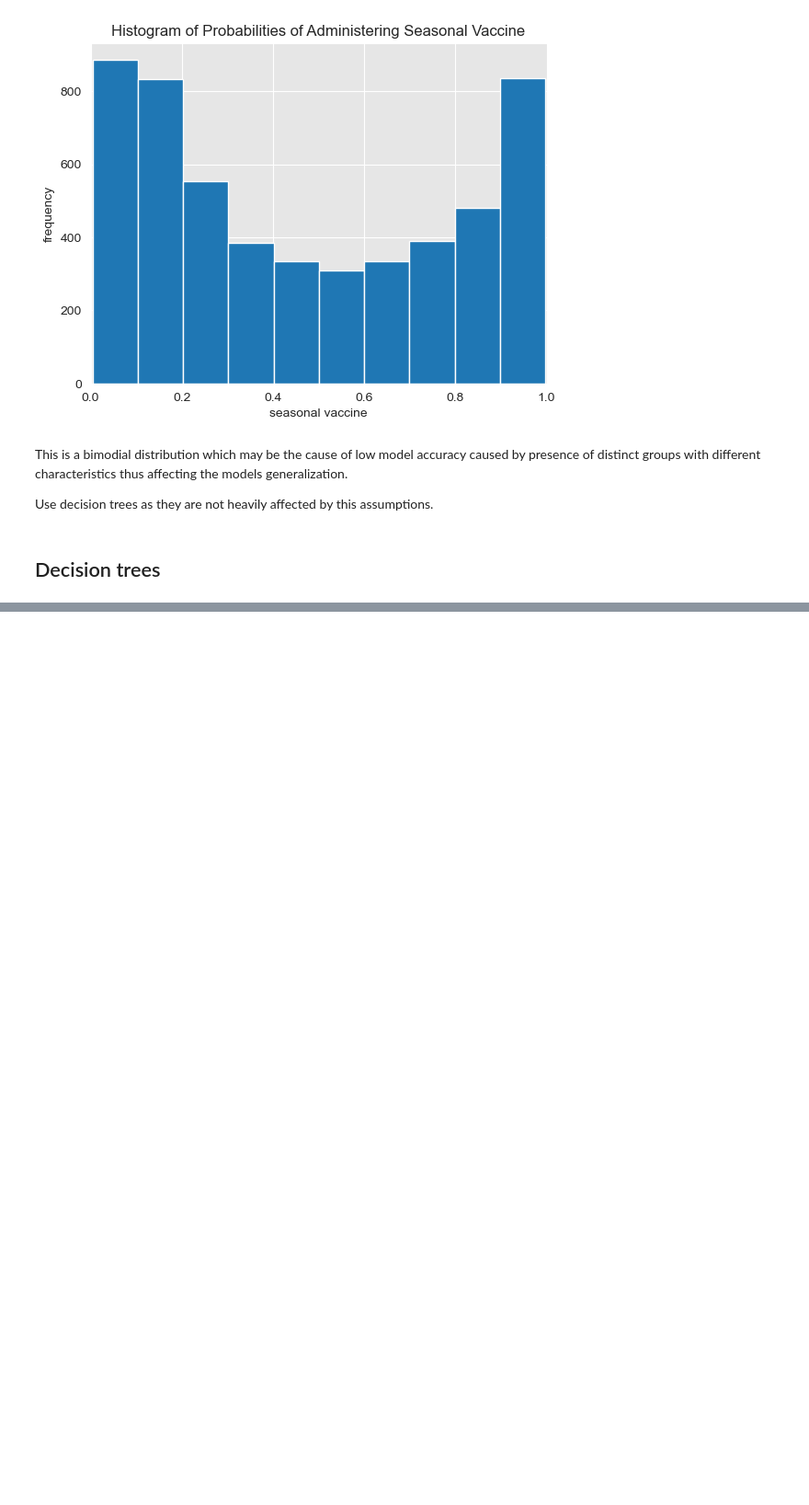
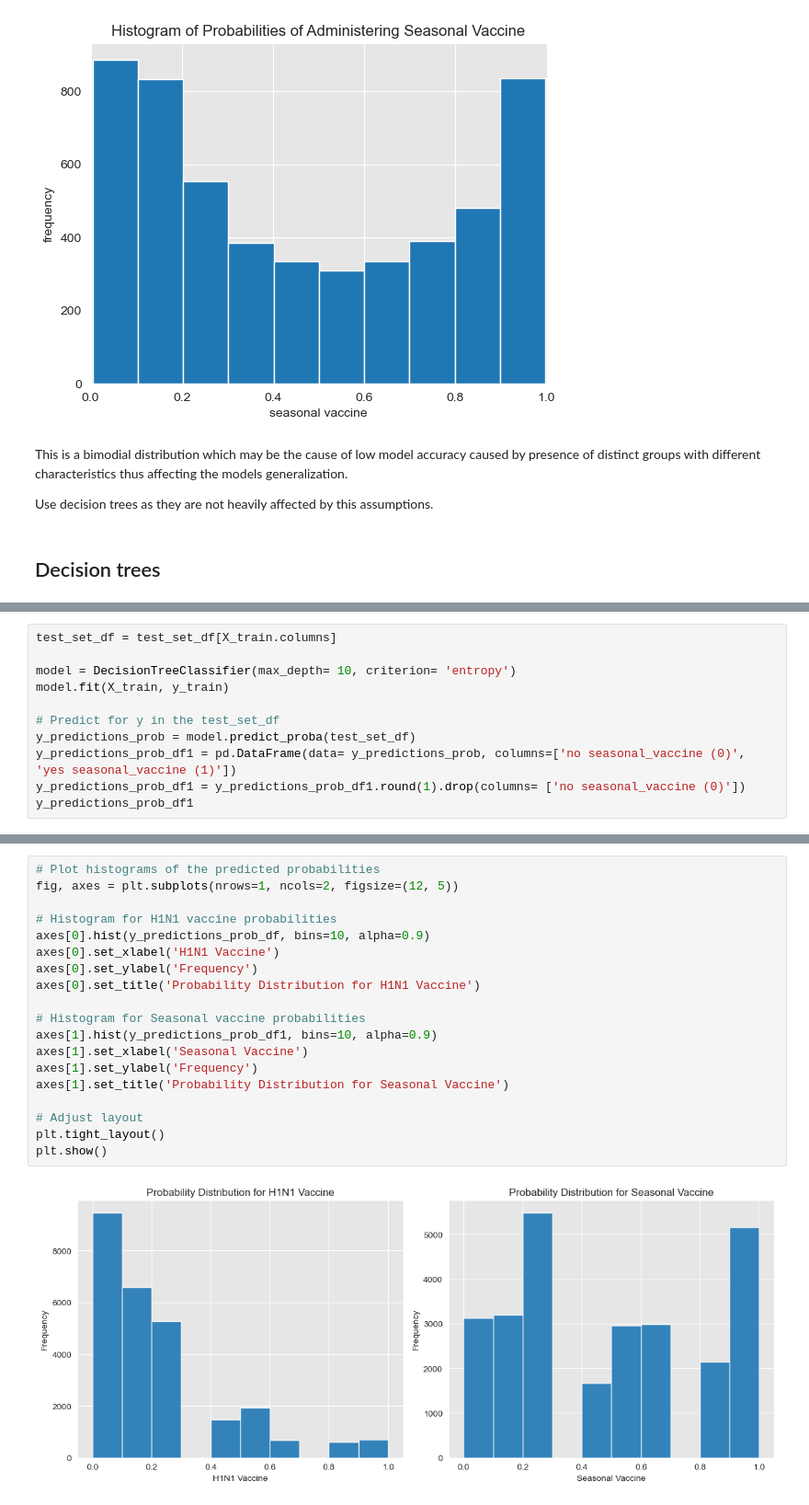
Before and after one commit to AwuorJ/Machine_Learning_Analysis_of_Gaps_in_Africas_Global_Health_Crisis_Response, a Jupyter notebook: workbook.ipynb, the cells around one changed output, grey strips where cells are left out. Shown at 92% size. Drawn from its saved outputs; the diff is of its cells as text; blank space fills up the shorter version.

```diff
--- a/workbook.ipynb
+++ b/workbook.ipynb
@@ -783,0 +898,11 @@ Use decision trees as they are not heavily affected by this assumptions.
+# %%
+test_set_df = test_set_df[X_train.columns]
+
+model = DecisionTreeClassifier(max_depth= 10, criterion= 'entropy')
+model.fit(X_train, y_train)
+
+# Predict for y in the test_set_df
+y_predictions_prob = model.predict_proba(test_set_df)
+y_predictions_prob_df1 = pd.DataFrame(data= y_predictions_prob, columns=['no seasonal_vaccine (0)', 'yes seasonal_vaccine (1)'])
+y_predictions_prob_df1 = y_predictions_prob_df1.round(1).drop(columns= ['no seasonal_vaccine (0)'])
+y_predictions_prob_df1
@@ -783,0 +941,21 @@ Use decision trees as they are not heavily affected by this assumptions.
+# %%
+# Plot histograms of the predicted probabilities
+fig, axes = plt.subplots(nrows=1, ncols=2, figsize=(12, 5))
+
+# Histogram for H1N1 vaccine probabilities
+axes[0].hist(y_predictions_prob_df, bins=10, alpha=0.9)
+axes[0].set_xlabel('H1N1 Vaccine')
+axes[0].set_ylabel('Frequency')
+axes[0].set_title('Probability Distribution for H1N1 Vaccine')
+
+# Histogram for Seasonal vaccine probabilities
+axes[1].hist(y_predictions_prob_df1, bins=10, alpha=0.9)
+axes[1].set_xlabel('Seasonal Vaccine')
+axes[1].set_ylabel('Frequency')
+axes[1].set_title('Probability Distribution for Seasonal Vaccine')
+
+# Adjust layout
+plt.tight_layout()
+plt.show()
+# %% [output]
+[figure, added]
```
Also changed, not shown: parts of 14 cells of this notebook.
